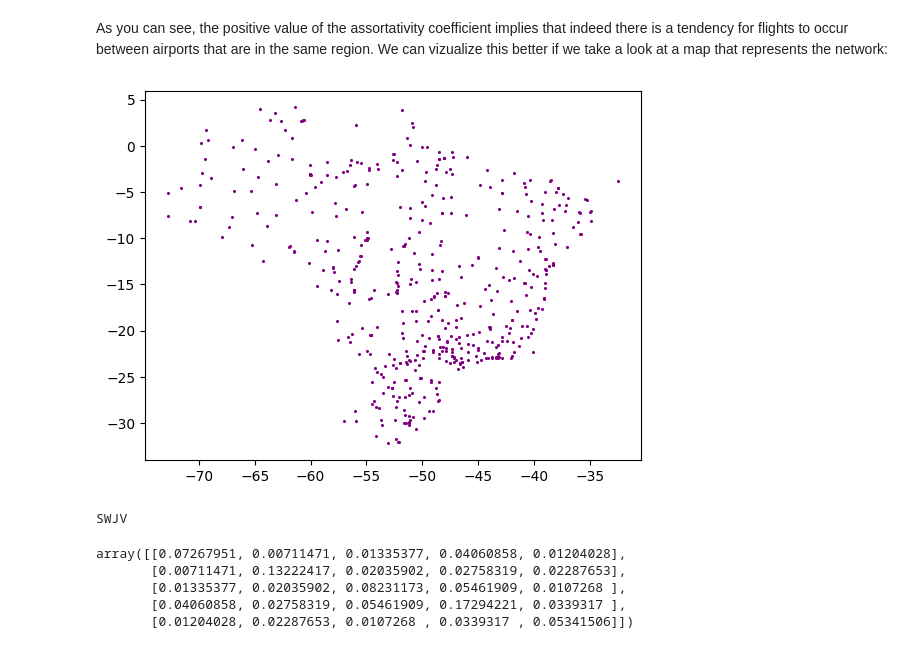
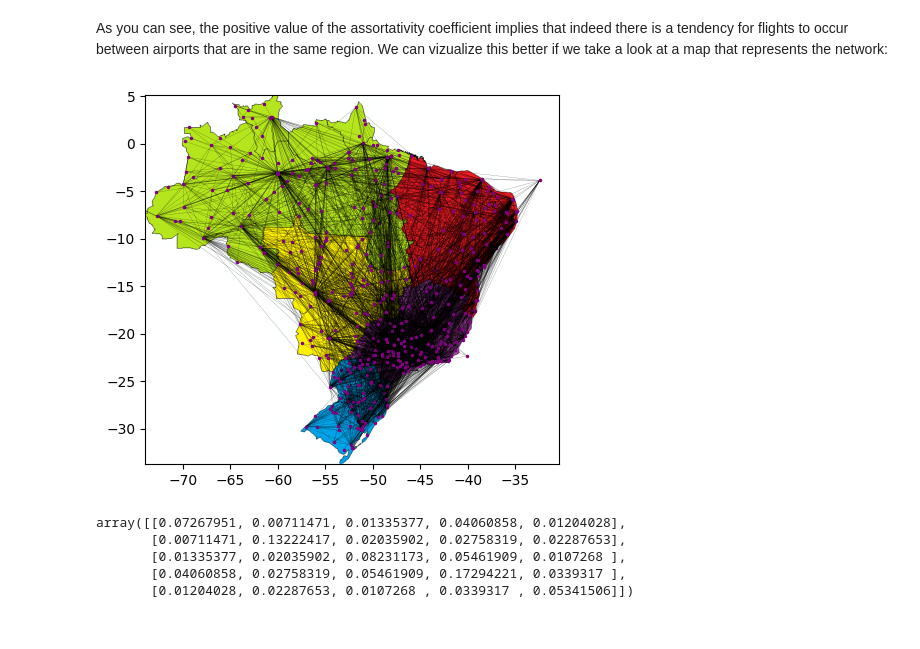
Before and after one commit to JoaoGabrielRA/AEDIIJ, a Jupyter notebook: week9/projectU2P1.ipynb, the cells around one changed output. Cells and saved outputs as stored; diff of their text form; code cells hidden in the pictures.

Commit message:
finished making map graph

```diff
--- a/week9/projectU2P1.ipynb
+++ b/week9/projectU2P1.ipynb
@@ -91,21 +91,27 @@ As you can see, the positive value of the assortativity coefficient implies that
 #import pyplot
 from matplotlib import pyplot as plt
 # %%
-x = [float(coord) for coord in [node[1]['longitude'] for node in G.nodes(data=True)]]
-y = [float(coord) for coord in [node[1]['latitude'] for node in G.nodes(data=True)]]
-#img = plt.imread('brazilregions.png')
-#fig, ax = plt.subplots()
-#ax.imshow(img, extent=[-73.99055556, -34.79305556, -33.75194444, 5.571944444])
-plt.scatter(x, y, s=1.5, c='purple')
-plt.savefig(fname='graph.png', dpi=800)
+x = [float(node[1]['longitude']) for node in G.nodes(data=True)]
+y = [float(node[1]['latitude']) for node in G.nodes(data=True)]
+
+img = plt.imread('brazilregions.png')
+fig, ax = plt.subplots()
+ax.imshow(img, extent=[-73.99055556, -34.79305556, -33.75083333, 5.172222222])
+
+already_drawn = []
+for node in G.nodes(data=True):
+    x1 = float(node[1]['longitude'])
+    y1 = float(node[1]['latitude'])
+    already_drawn.append(node[0])
+    for neighbor in G.neighbors(node[0]):
+        if neighbor not in already_drawn:
+            x2 = float(nx.get_node_attributes(G, 'longitude')[neighbor])
+            y2 = float(nx.get_node_attributes(G, 'latitude')[neighbor])
+            plt.plot([x1, x2], [y1, y2], color='black', linewidth=0.1)
+    plt.plot(x1, y1, 'o', color='purple', markersize=1.5)
+plt.savefig(fname='graph_intraregional.png', dpi=800)
 # %% [output]
-[figure, old version]
+[figure, new version]
-# %%
-for node in G.nodes(data=True):
-    if min(x) == float(node[1]['longitude']):
-        print(node[0])
-# %% [output]
-SWJV
 # %%
 nx.attribute_mixing_matrix(G, "region")
 # %% [output]
```
Also changed, not shown: parts of 1 cell of this notebook, 5 other files.
